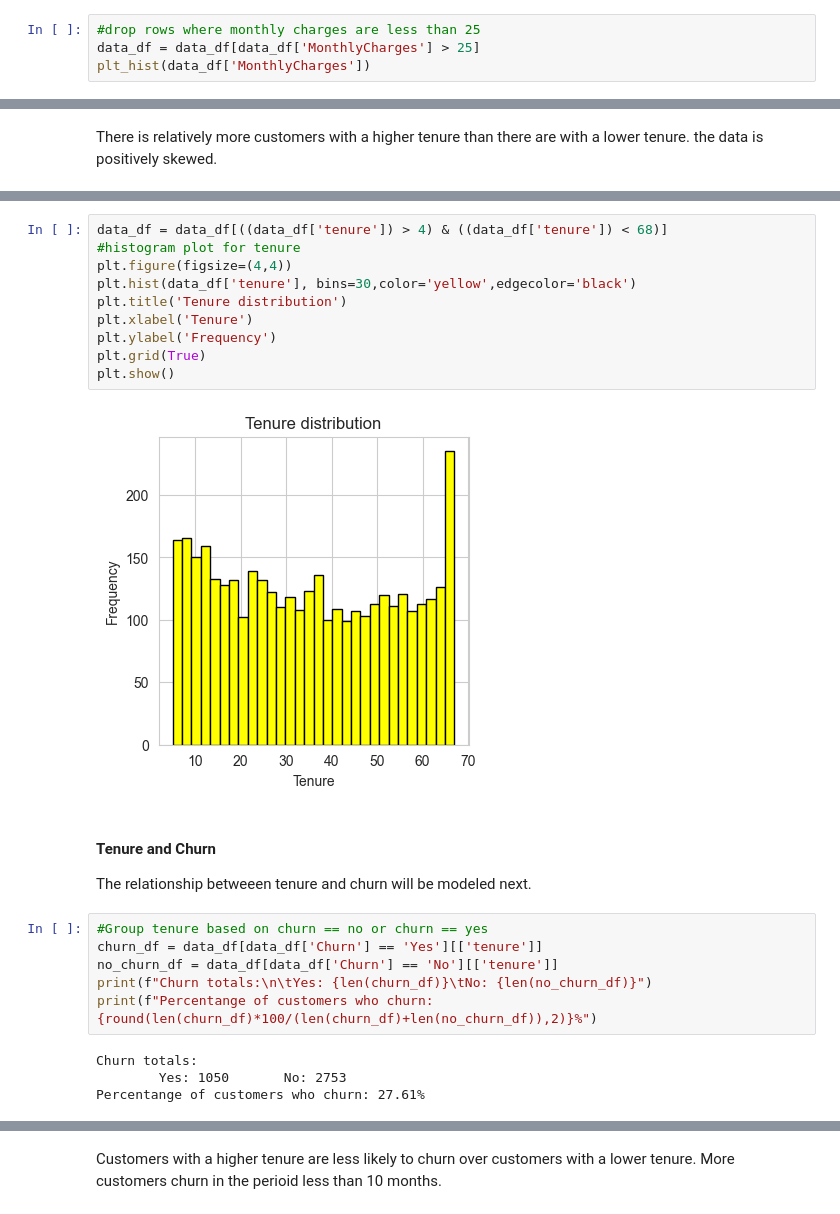
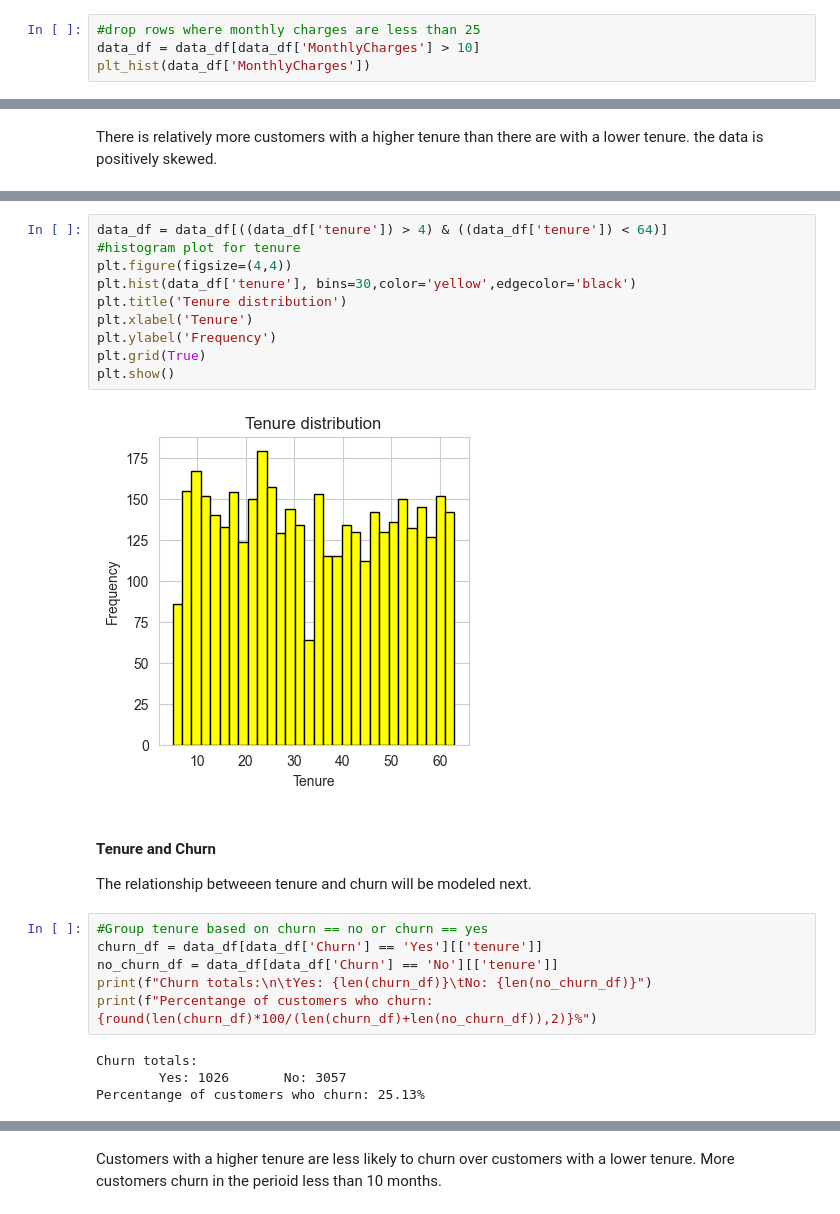
Before and after one commit to PreciousNosiphoDonkrag/MLG382_Projects, a Jupyter notebook: project_2/customer_churn.ipynb, the cells around one changed output, grey strips where cells are left out. Drawn from its saved outputs; the diff is of its cells as text.

```diff
--- a/project_2/customer_churn.ipynb
+++ b/project_2/customer_churn.ipynb
@@ -1022,6 +1035,6 @@ Skewness coefficient: -0.22     Kurtosis coefficent: -1.26
 The kurtosis coefficient (k < 0): Tells us that the data is unbalanced. It has a heavier tail to the right. From the diagram we see a spike at around $20, this odd spike is what may be causing the skewness value. This spike will be removed.
 # %%
 #drop rows where monthly charges are less than 25
-data_df = data_df[data_df['MonthlyCharges'] > 25]
+data_df = data_df[data_df['MonthlyCharges'] > 10]
 plt_hist(data_df['MonthlyCharges'])
 # %% [output]
@@ -1255,15 +1268,15 @@ plt.show()
 # %%
-data_df = data_df[((data_df['tenure']) > 4) & ((data_df['tenure']) < 68)]
+data_df = data_df[((data_df['tenure']) > 4) & ((data_df['tenure']) < 64)]
 #histogram plot for tenure
 plt.figure(figsize=(4,4))
 plt.hist(data_df['tenure'], bins=30,color='yellow',edgecolor='black')
 plt.title('Tenure distribution')
 plt.xlabel('Tenure')
 plt.ylabel('Frequency')
 plt.grid(True)
 plt.show()
 # %% [output]
-[figure, old version]
+[figure, new version]
 # %% [markdown]
 #### Tenure and Churn
 The relationship betweeen tenure and churn will be modeled next.
@@ -1275,8 +1288,8 @@ print(f"Churn totals:\n\tYes: {len(churn_df)}\tNo: {len(no_churn_df)}")
 print(f"Percentange of customers who churn: {round(len(churn_df)*100/(len(churn_df)+len(no_churn_df)),2)}%")
 # %% [output]
 Churn totals:
-        Yes: 1050       No: 2753
-Percentange of customers who churn: 27.61%
+        Yes: 1026       No: 3057
+Percentange of customers who churn: 25.13%
 # %%
 sns.set(style="whitegrid")
 
```
Also changed, not shown: parts of 54 cells of this notebook, 4 other files.
